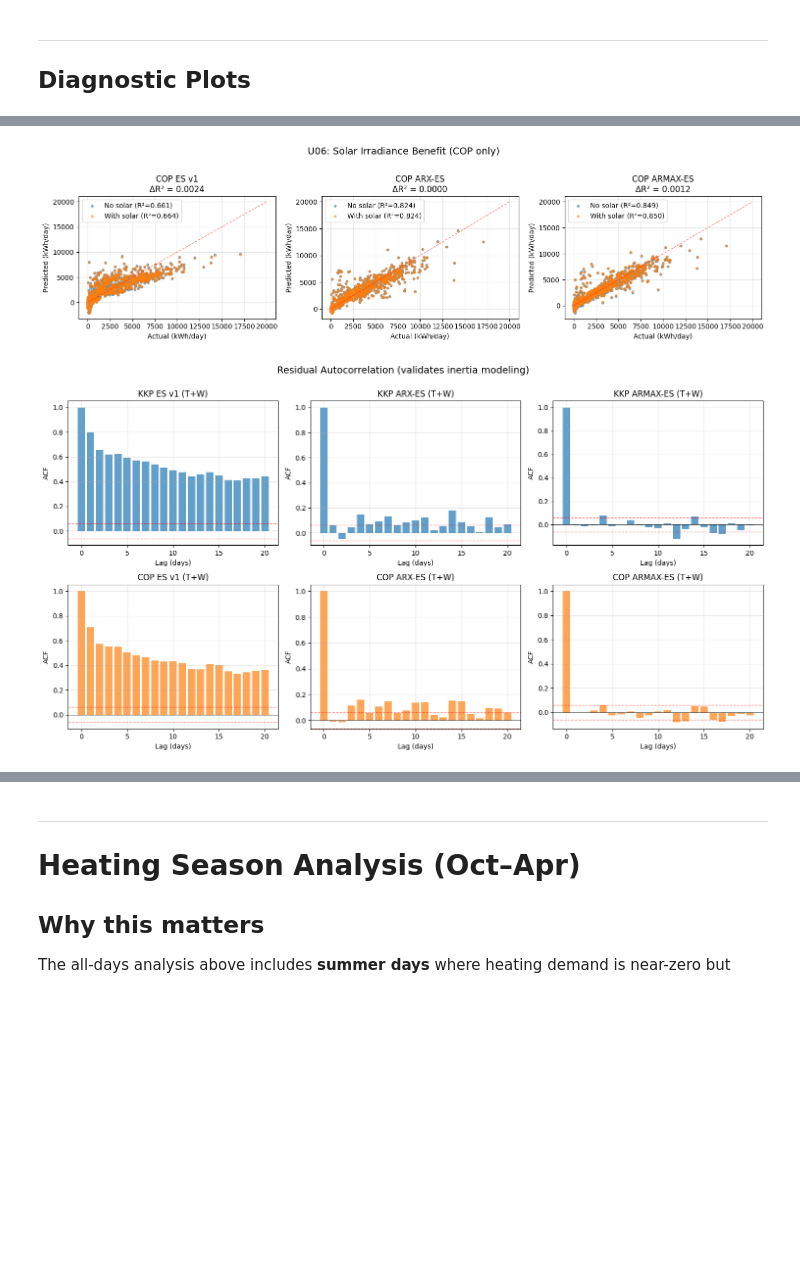
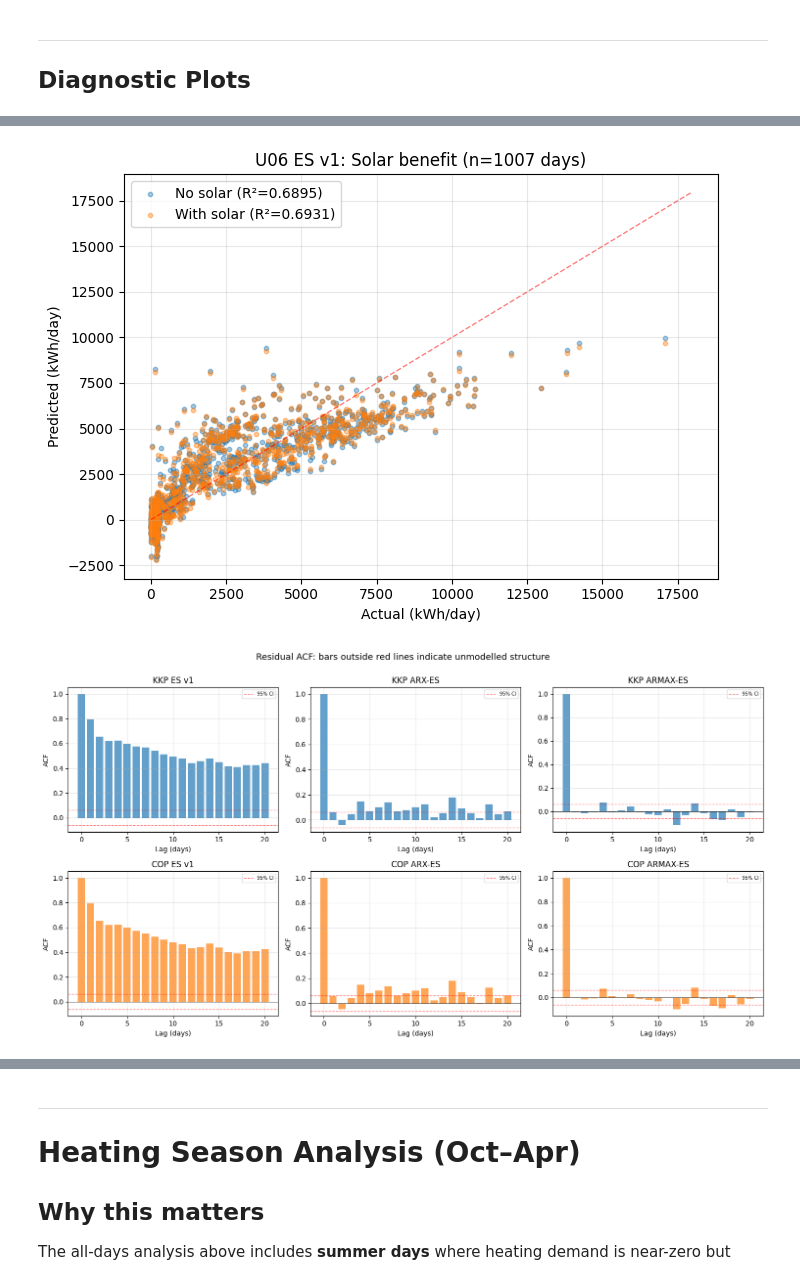
Before and after one commit to mihkeluutar/thesis-project, a Jupyter notebook: weather-source-comparison.ipynb, the cells around one changed output, grey strips where cells are left out. Saved outputs shown, nothing was run; the diff lists cells and outputs as text; code cells hidden in the pictures; blank space fills up the shorter version.

```diff
--- a/weather-source-comparison.ipynb
+++ b/weather-source-comparison.ipynb
@@ -607,40 +716,30 @@ plt.show()
 # %%
-# Solar benefit visualization (COP only)
-fig, axes = plt.subplots(1, 3, figsize=(15, 4))
-
-for i, (name, pred_no_solar, pred_with_solar, r2_no, r2_with) in enumerate([
-    ("ES v1", daily_cop["pred_v1a"], daily_cop["pred_v1b"], r2_cop_v1a, r2_cop_v1b),
-    ("ARX-ES", pred_cop_arx, pred_cop_arx_solar, r2_cop_arx, r2_cop_arx_solar),
-    ("ARMAX-ES", pred_cop_armax, pred_cop_armax_solar, r2_cop_armax, r2_cop_armax_solar)
-]):
-    ax = axes[i]
-    ax.scatter(y_cop if i == 0 else (y_cop_arx if i == 1 else endog_cop),
-               pred_no_solar, alpha=0.5, s=10, label=f"No solar (R²={r2_no:.3f})")
-    ax.scatter(y_cop if i == 0 else (y_cop_arx_solar if i == 1 else endog_cop),
-               pred_with_solar, alpha=0.5, s=10, label=f"With solar (R²={r2_with:.3f})")
-    max_val = 20000
-    ax.plot([0, max_val], [0, max_val], "r--", lw=1, alpha=0.5)
-    ax.set_xlabel("Actual (kWh/day)")
-    ax.set_ylabel("Predicted (kWh/day)")
-    ax.set_title(f"COP {name}\nΔR² = {r2_with - r2_no:.4f}")
-    ax.legend()
-    ax.grid(True, alpha=0.3)
-
-plt.suptitle("U06: Solar Irradiance Benefit (COP only)", fontsize=14, y=1.02)
-plt.tight_layout()
-plt.show()
+# Solar benefit visualization (COP only, on solar-available days)
+# Simplified: just show ES v1 solar benefit
+fig, ax = plt.subplots(1, 1, figsize=(7, 5))
+actual_sol = daily_solar["Phi_kWh"]
+pred_nosol = lm_cop_v1a_sol.predict(daily_solar[["cop_dT", "cop_wind"]])
+pred_sol = daily_solar["pred_cop_v1b"]
+ax.scatter(actual_sol, pred_nosol, alpha=0.4, s=10, label=f"No solar (R²={r2_cop_v1a_sol:.4f})")
+ax.scatter(actual_sol, pred_sol, alpha=0.4, s=10, label=f"With solar (R²={r2_cop_v1b:.4f})")
+mv = actual_sol.max() * 1.05
+ax.plot([0, mv], [0, mv], "r--", lw=1, alpha=0.5)
+ax.set_xlabel("Actual (kWh/day)"); ax.set_ylabel("Predicted (kWh/day)")
+ax.set_title(f"U06 ES v1: Solar benefit (n={len(daily_solar)} days)")
+ax.legend(); ax.grid(True, alpha=0.3)
+plt.tight_layout(); plt.show()
 # %% [output]
-[figure, old version]
+[figure, new version]
 # %%
 # Residual ACF (Autocorrelation Function)
-# Check if lags reduce residual autocorrelation (validates inertia modeling)
+# Check if successive model tiers reduce residual autocorrelation
 residuals = {
-    "KKP ES v1": y_kkp - daily_kkp["pred_v1a"],
-    "KKP ARX-ES": y_kkp_arx - pred_kkp_arx,
-    "KKP ARMAX-ES": pd.Series(endog_kkp - pred_kkp_armax),
-    "COP ES v1": y_cop - daily_cop["pred_v1a"],
-    "COP ARX-ES": y_cop_arx - pred_cop_arx,
-    "COP ARMAX-ES": pd.Series(endog_cop - pred_cop_armax),
+    "KKP ES v1": pd.Series(y.values - daily["pred_kkp_v1a"].values),
+    "KKP ARX-ES": pd.Series(y_arx.values - pred_kkp_arx),
+    "KKP ARMAX-ES": pd.Series(endog - pred_kkp_armax),
+    "COP ES v1": pd.Series(y.values - daily["pred_cop_v1a"].values),
+    "COP ARX-ES": pd.Series(y_arx.values - pred_cop_arx),
+    "COP ARMAX-ES": pd.Series(endog - pred_cop_armax),
 }
 
 fig, axes = plt.subplots(2, 3, figsize=(15, 8))
@@ -651,17 +750,14 @@ for i, (name, res) in enumerate(residuals.items()):
     acf_vals = acf(res_clean, nlags=20, fft=False)
     ax.bar(range(21), acf_vals, color="C0" if "KKP" in name else "C1", alpha=0.7)
     ax.axhline(0, color="k", lw=0.5)
-    # 95% confidence bands
     n = len(res_clean)
     ci = 1.96 / np.sqrt(n)
-    ax.axhline(ci, color="r", ls="--", lw=1, alpha=0.5)
+    ax.axhline(ci, color="r", ls="--", lw=1, alpha=0.5, label="95% CI")
     ax.axhline(-ci, color="r", ls="--", lw=1, alpha=0.5)
-    ax.set_xlabel("Lag (days)")
-    ax.set_ylabel("ACF")
-    ax.set_title(f"{name} (T+W)")
-    ax.grid(True, alpha=0.3)
-plt.suptitle("Residual Autocorrelation (validates inertia modeling)", fontsize=14, y=1.00)
-plt.tight_layout()
-plt.show()
+    ax.set_xlabel("Lag (days)"); ax.set_ylabel("ACF")
+    ax.set_title(f"{name}")
+    ax.legend(fontsize=7); ax.grid(True, alpha=0.3)
+plt.suptitle("Residual ACF: bars outside red lines indicate unmodelled structure", fontsize=13, y=1.00)
+plt.tight_layout(); plt.show()
 # %% [output]
-[figure, old version]
+[figure, new version]
```
Also changed, not shown: parts of 38 cells of this notebook, 3 other files.
